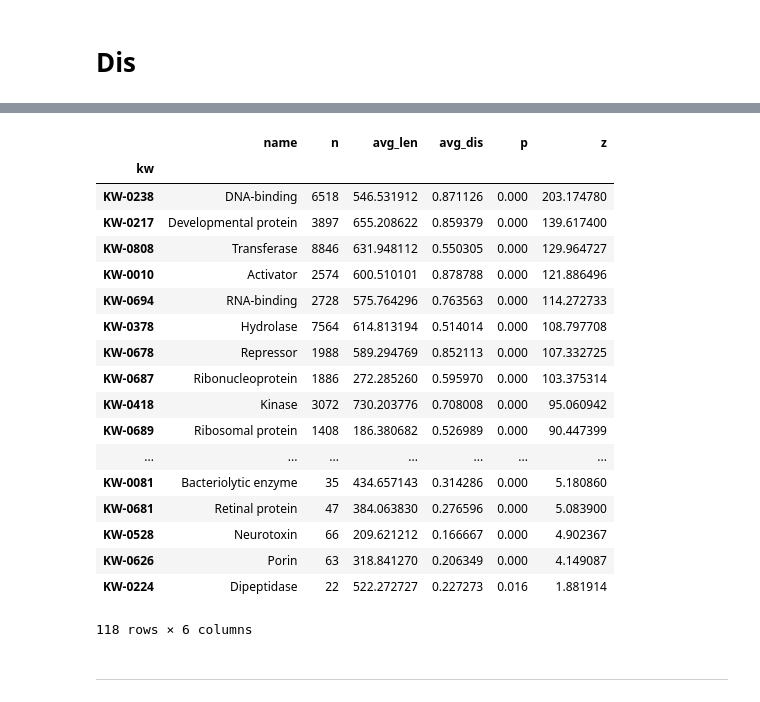
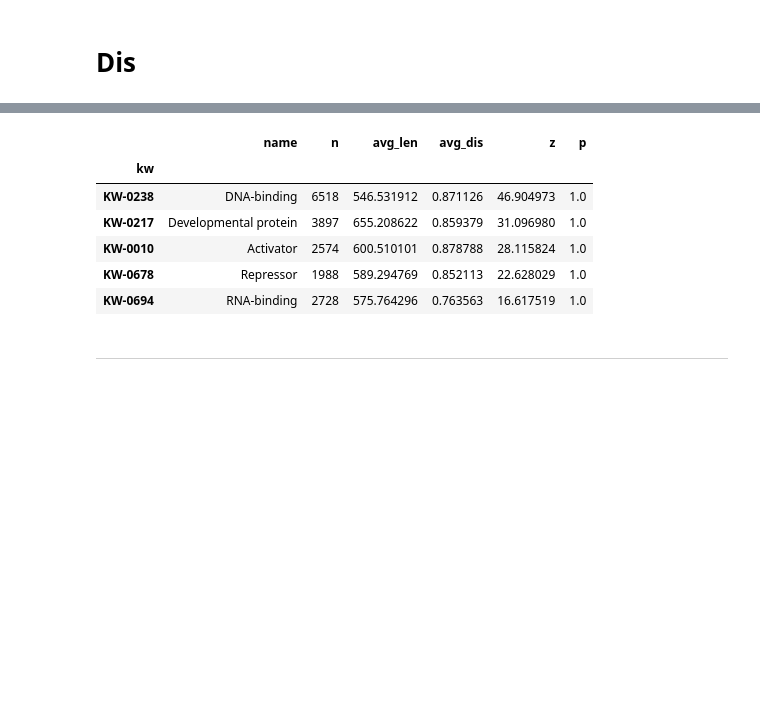
Before and after one commit to gvinterhalter/MASTER2, a Jupyter notebook: 2.0 Analiza.ipynb, the cells around one changed output, grey strips where cells are left out. Cells and saved outputs as stored; diff of their text form; code cells hidden in the pictures; blank space fills up the shorter version.

```diff
--- a/2.0 Analiza.ipynb
+++ b/2.0 Analiza.ipynb
@@ -145,6 +148,7 @@ def calc_stat(Fj, PL):
         Yj_realisations = np.array( [calcYj(PL_list) for _ in range(1000)] )
         p = (Yj_realisations > row.avg_dis).mean()  # empirical
 
+        p = 1-p # ovo moram da hakujem da  bi bse poklapalo sa tabelama u radu, ne znam zasto je tako ???
 
         Yj_mean = Yj_realisations.mean()
         Yj_std  = Yj_realisations.std() #or 0.0000001
@@ -152,32 +156,21 @@ def calc_stat(Fj, PL):
         z = (row.avg_dis - Yj_mean) / Yj_std
         #pp = 1/2*(1 - math.erf(z/2))
         #print('go:', go, 'p:', p, mean, std, z, 'pp:', pp)
-        stat_info.append((index, p, z))
+        stat_info.append((index, z, p))
 
-    stat_info = pd.DataFrame(stat_info, columns=['index', 'p', 'z']).set_index('index')
+    stat_info = pd.DataFrame(stat_info, columns=['index', 'z', 'p']).set_index('index')
     return  pd.DataFrame(Fj[Fj.columns[:-1]]).join(stat_info)
 # %%
-Fj_kw_stat = calc_stat(Fj_kw_raw, PL_uniform)
+Fj_kw_stat = calc_stat(Fj_kw_raw, PL)
 # %%
-(Fj_kw_stat.query('n>=20 and p<0.05 or p>0.95')
-           .sort_values('z', ascending=False))
+Fj_kw_valid = (Fj_kw_stat.query(' p<0.05 or p>0.95')
+                         .sort_values('z', ascending=False))
+Fj_kw_valid.head()
 # %% [output]
-|  | name | n | avg_len | avg_dis | p | z |
+|  | name | n | avg_len | avg_dis | z | p |
 | kw |  |  |  |  |  |  |
-| KW-0238 | DNA-binding | 6518 | 546.531912 | 0.871126 | 0.000 | 203.174780 |
-| KW-0217 | Developmental protein | 3897 | 655.208622 | 0.859379 | 0.000 | 139.617400 |
-| KW-0808 | Transferase | 8846 | 631.948112 | 0.550305 | 0.000 | 129.964727 |
-| KW-0010 | Activator | 2574 | 600.510101 | 0.878788 | 0.000 | 121.886496 |
-| KW-0694 | RNA-binding | 2728 | 575.764296 | 0.763563 | 0.000 | 114.272733 |
-| KW-0378 | Hydrolase | 7564 | 614.813194 | 0.514014 | 0.000 | 108.797708 |
-| KW-0678 | Repressor | 1988 | 589.294769 | 0.852113 | 0.000 | 107.332725 |
-| KW-0687 | Ribonucleoprotein | 1886 | 272.285260 | 0.595970 | 0.000 | 103.375314 |
-| KW-0418 | Kinase | 3072 | 730.203776 | 0.708008 | 0.000 | 95.060942 |
-| KW-0689 | Ribosomal protein | 1408 | 186.380682 | 0.526989 | 0.000 | 90.447399 |
-| ... | ... | ... | ... | ... | ... | ... |
-| KW-0081 | Bacteriolytic enzyme | 35 | 434.657143 | 0.314286 | 0.000 | 5.180860 |
-| KW-0681 | Retinal protein | 47 | 384.063830 | 0.276596 | 0.000 | 5.083900 |
-| KW-0528 | Neurotoxin | 66 | 209.621212 | 0.166667 | 0.000 | 4.902367 |
-| KW-0626 | Porin | 63 | 318.841270 | 0.206349 | 0.000 | 4.149087 |
-| KW-0224 | Dipeptidase | 22 | 522.272727 | 0.227273 | 0.016 | 1.881914 |
+| KW-0238 | DNA-binding | 6518 | 546.531912 | 0.871126 | 46.904973 | 1.0 |
+| KW-0217 | Developmental protein | 3897 | 655.208622 | 0.859379 | 31.096980 | 1.0 |
+| KW-0010 | Activator | 2574 | 600.510101 | 0.878788 | 28.115824 | 1.0 |
+| KW-0678 | Repressor | 1988 | 589.294769 | 0.852113 | 22.628029 | 1.0 |
+| KW-0694 | RNA-binding | 2728 | 575.764296 | 0.763563 | 16.617519 | 1.0 |
-118 rows × 6 columns
```
Also changed, not shown: parts of 10 cells of this notebook, 31 other files.
